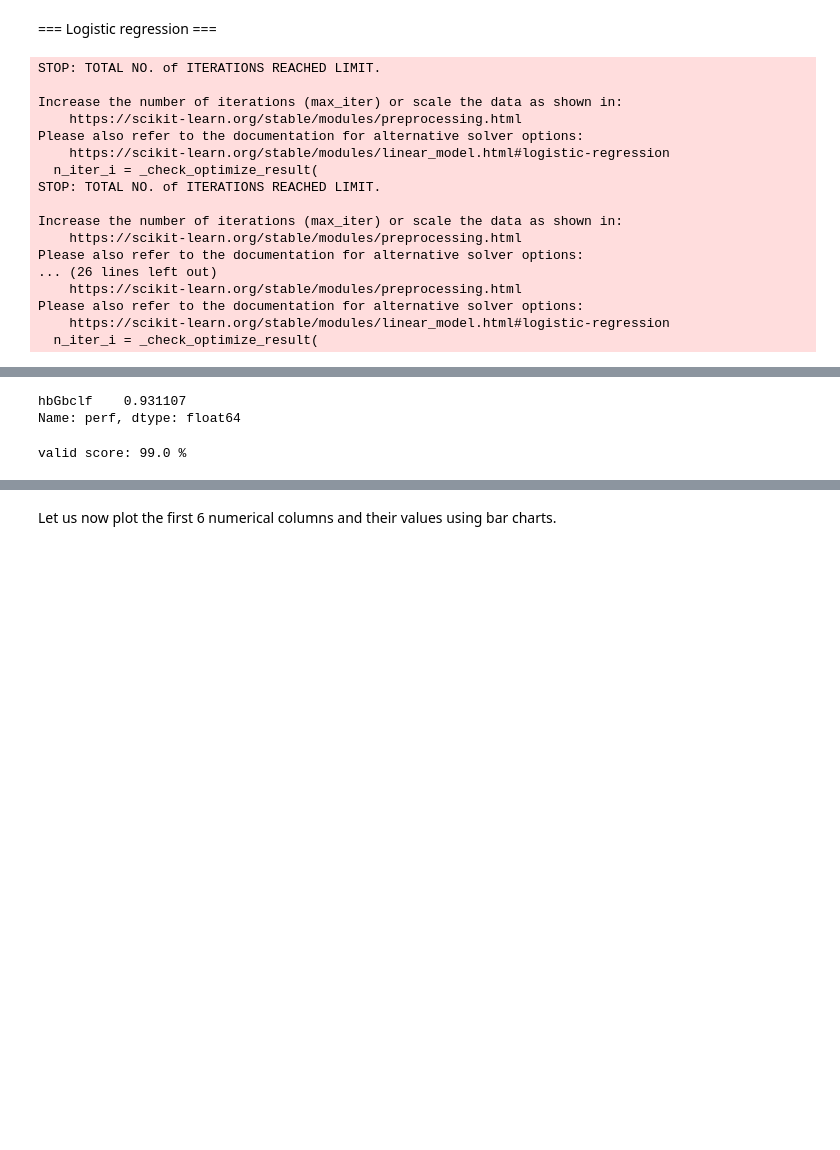
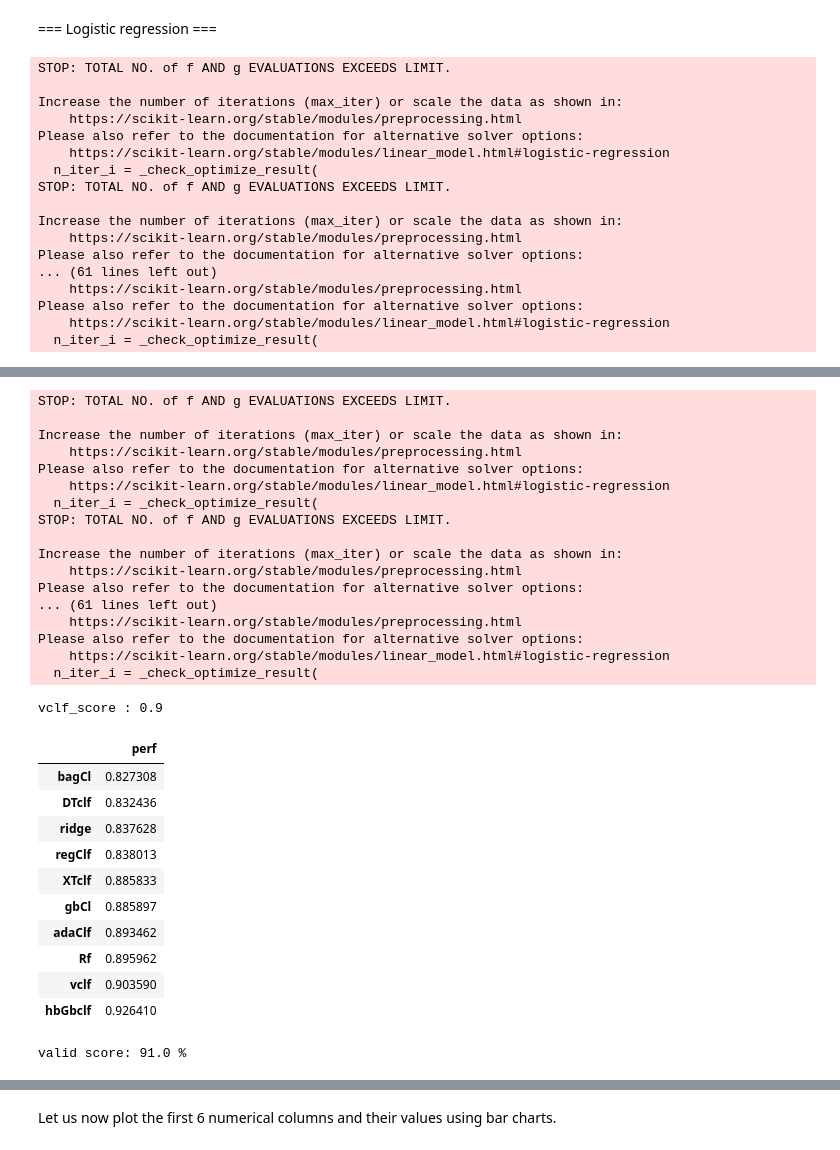
Before and after one commit to phenixMaster/ICR, a Jupyter notebook: icr-analysis-python.ipynb, the cells around one changed output, grey strips where cells are left out. Drawn from its saved outputs; the diff is of its cells as text; code cells hidden in the pictures; blank space fills up the shorter version.

```diff
--- a/icr-analysis-python.ipynb
+++ b/icr-analysis-python.ipynb
@@ -218,55 +194,62 @@ gbclf = GradientBoostingClassifier(n_estimators=100, learning_rate=1.0,
 # Histogram based Gradient Boosting Classifier
 from sklearn.ensemble import HistGradientBoostingClassifier
 
-hbGbclf = HistGradientBoostingClassifier(max_iter=100)
+hbGbclf = HistGradientBoostingClassifier(max_iter=1000)
+# %%
+# voting classifier
+from sklearn.ensemble import VotingClassifier
+vclf = VotingClassifier(
+     estimators=[('lr', regClf), ('rf', Rf), ('DTclf', DTclf)],
+     voting='soft')
 # %%
 # model dictionary
 model_dict = {"regClf": regClf,
               "ridge": ridgeClf,
-              "ridgeCV": ridgeCV,
+             # "ridgeCV": ridgeCV,
     # average meodels
               "Rf": Rf,
               "DTclf": DTclf,
               "XTclf": XTclf,
-              "bagCl": bagging,
+              "bagCl": bagCl,
     # boosting models
              "adaClf": adaClf,
             "gbCl": gbclf ,
-            "hbGbclf" : hbGbclf
+            "hbGbclf" : hbGbclf,
     # voting classifier
+            "vclf" : vclf
     # stacked (generalization ) classifier
         }
 # %%
-# function to run models
-def runModel(model_dict,train_data,y_train):
+# function to fit models
+def fitModel(model_dict,train_data,y_train):
     scores = {}
     for model in model_dict :
-        model0 =model_dict[model].fit(train_data,y_train)
-        perf0 = cross_val_score(model0,train_data,y_train,cv= 5).mean()
+        fit =model_dict[model].fit(train_data,y_train)
+        perf0 = cross_val_score(fit,train_data,y_train,scoring='accuracy',cv= 10).mean()
         scores[model] = perf0
-        print(model)
+        print(f"{model}_score : {round(perf0,2) }")
     perf_df = (pd.DataFrame(data = scores.values(), index = scores.keys(), columns = ["perf"])
-        .sort_values(by="perf",ascending = False)
+        .sort_values(by="perf",ascending = True)
         )
     print("\n")
-    return perf_df.iloc[:1,0]
+    return perf_df
 # %%
-perf = runModel(model_dict=model_dict,train_data = X_train,y_train = y_train0)
+perf = fitModel(model_dict=model_dict,train_data = train[num_var],y_train = train["Class"])
 perf
 # %% [output]
-STOP: TOTAL NO. of ITERATIONS REACHED LIMIT.
+STOP: TOTAL NO. of f AND g EVALUATIONS EXCEEDS LIMIT.
 
 Increase the number of iterations (max_iter) or scale the data as shown in:
     https://scikit-learn.org/stable/modules/preprocessing.html
 Please also refer to the documentation for alternative solver options:
     https://scikit-learn.org/stable/modules/linear_model.html#logistic-regression
   n_iter_i = _check_optimize_result(
-STOP: TOTAL NO. of ITERATIONS REACHED LIMIT.
+STOP: TOTAL NO. of f AND g EVALUATIONS EXCEEDS LIMIT.
 
 Increase the number of iterations (max_iter) or scale the data as shown in:
     https://scikit-learn.org/stable/modules/preprocessing.html
 Please also refer to the documentation for alternative solver options:
-... (26 lines left out)
+... (61 lines left out)
     https://scikit-learn.org/stable/modules/preprocessing.html
 Please also refer to the documentation for alternative solver options:
     https://scikit-learn.org/stable/modules/linear_model.html#logistic-regression
@@ -284,16 +266,43 @@ hbGbclf
-hbGbclf    0.931107
-Name: perf, dtype: float64
+STOP: TOTAL NO. of f AND g EVALUATIONS EXCEEDS LIMIT.
+
+Increase the number of iterations (max_iter) or scale the data as shown in:
+    https://scikit-learn.org/stable/modules/preprocessing.html
+Please also refer to the documentation for alternative solver options:
+    https://scikit-learn.org/stable/modules/linear_model.html#logistic-regression
+  n_iter_i = _check_optimize_result(
+STOP: TOTAL NO. of f AND g EVALUATIONS EXCEEDS LIMIT.
+
+Increase the number of iterations (max_iter) or scale the data as shown in:
+    https://scikit-learn.org/stable/modules/preprocessing.html
+Please also refer to the documentation for alternative solver options:
+... (61 lines left out)
+    https://scikit-learn.org/stable/modules/preprocessing.html
+Please also refer to the documentation for alternative solver options:
+    https://scikit-learn.org/stable/modules/linear_model.html#logistic-regression
+  n_iter_i = _check_optimize_result(
+vclf_score : 0.9
+|  | perf |
+| bagCl | 0.827308 |
+| DTclf | 0.832436 |
+| ridge | 0.837628 |
+| regClf | 0.838013 |
+| XTclf | 0.885833 |
+| gbCl | 0.885897 |
+| adaClf | 0.893462 |
+| Rf | 0.895962 |
+| vclf | 0.903590 |
+| hbGbclf | 0.926410 |
 # %%
 #valid score
 # fit model
-hbGbclf.fit(X_train,y_train0)
+fit =gbclf.fit(train[num_var],y=train["Class"])
 
 # predict
-pred_val = hbGbclf.predict_proba(valid[num_var])
-pred_val2 = hbGbclf.predict(valid[num_var])
-print(f'valid score: {hbGbclf.score(valid[num_var],valid["Class"]).round(2)*100} %\n')
+pred_val = fit.predict_proba(valid[num_var])
+pred_class = fit.predict(valid[num_var])
+print(f'valid score: {fit.score(valid[num_var],valid["Class"]).round(2)*100} %\n')
 # %% [output]
-valid score: 99.0 %
+valid score: 91.0 %
 # %%
 from sklearn.metrics import classification_report
 
```
Also changed, not shown: parts of 25 cells of this notebook.
